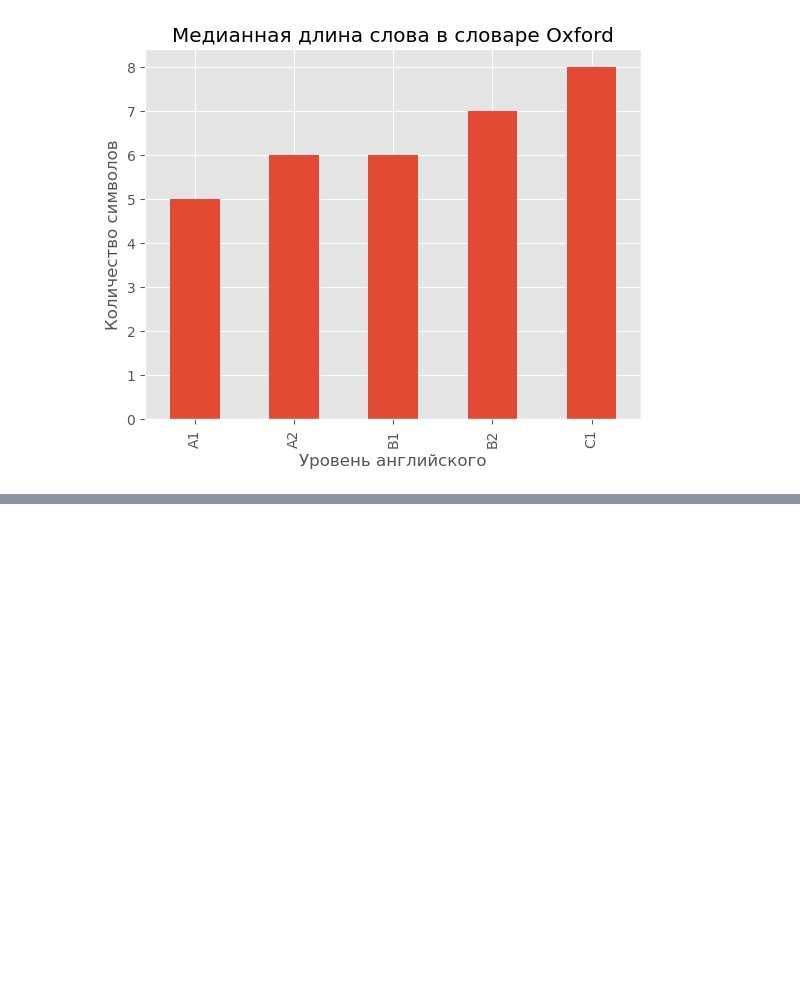
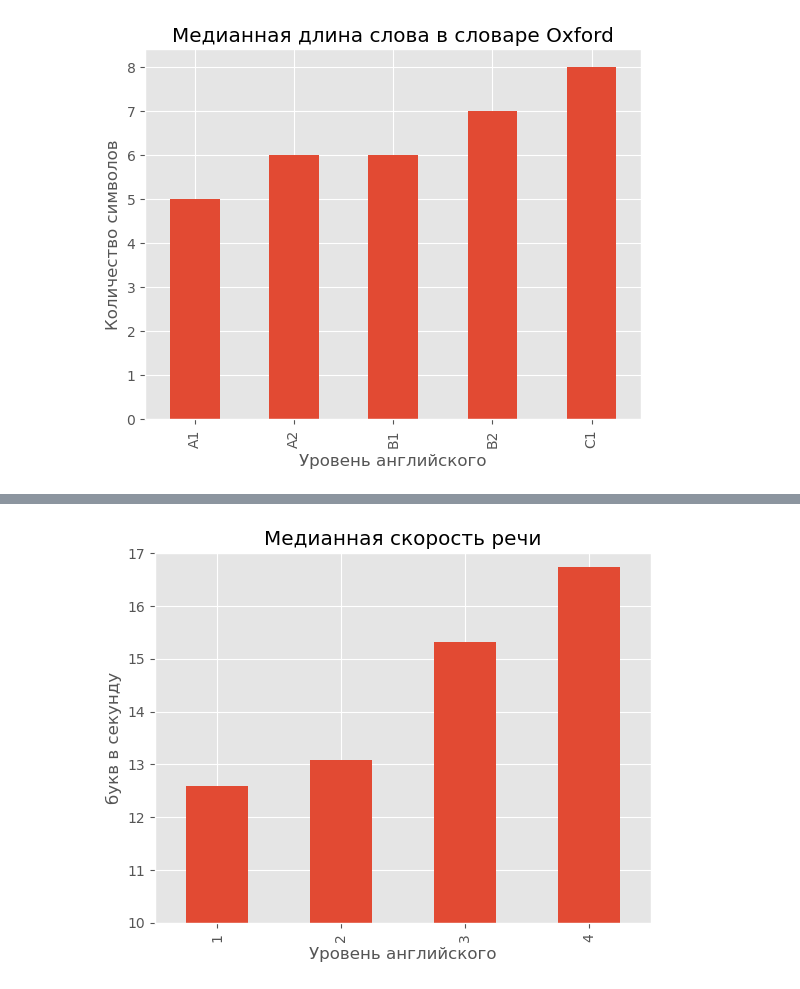
Before and after one commit to artefucktor/english_level, a Jupyter notebook: movies_english_level.ipynb, the cells around one changed output, grey strips where cells are left out. Cells and saved outputs as stored; diff of their text form; code cells hidden in the pictures; blank space fills up the shorter version.

```diff
--- a/movies_english_level.ipynb
+++ b/movies_english_level.ipynb
@@ -633,0 +611,10 @@ plt.show()
+# %%
+movies.groupby('target').charsrate_median.median().plot(kind='bar')
+plt.title('Медианная скорость речи')
+# plt.ylim(0.08,0.125)
+plt.ylim(10,17)
+plt.ylabel('букв в секунду')
+plt.xlabel('Уровень английского')
+plt.show()
+# %% [output]
+[figure, added]
```
Also changed, not shown: parts of 20 cells of this notebook, 2 other files.
